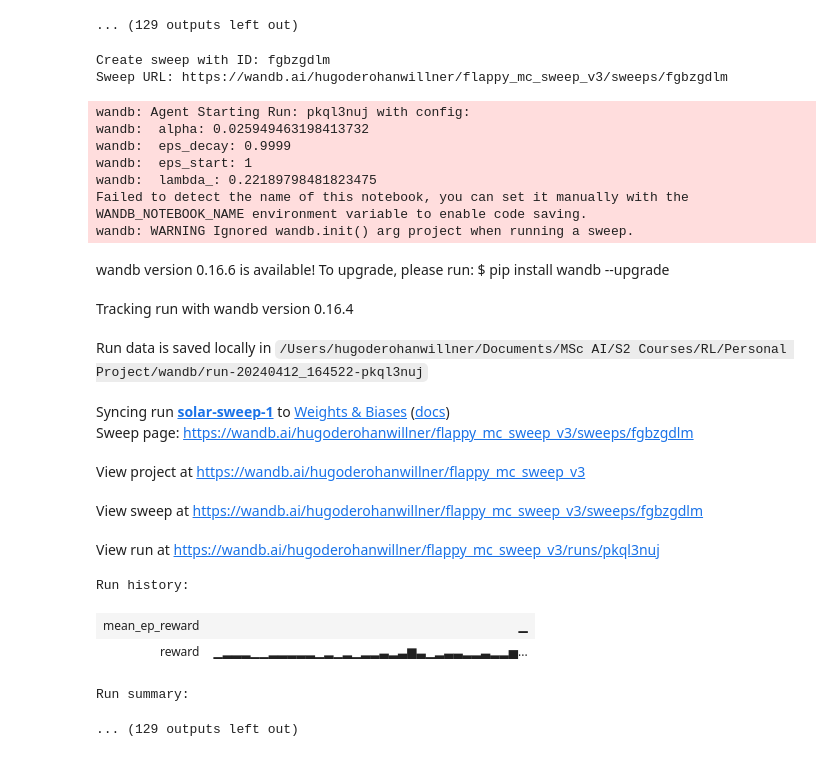
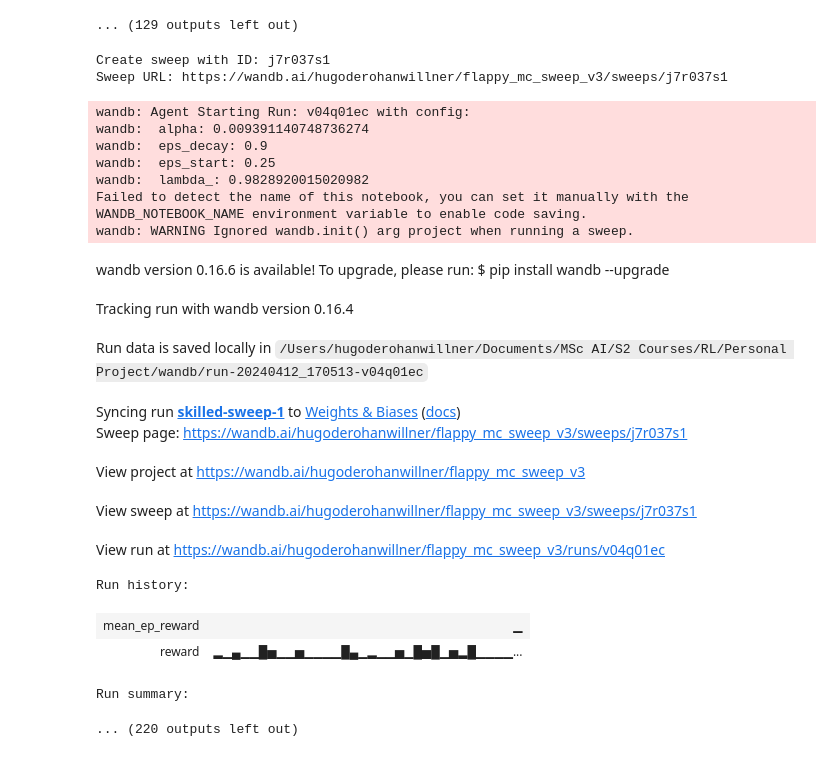
Before and after one commit to hugodrw/RL-FlappyBird, a Jupyter notebook: Main_Notebook.ipynb, the cells around one changed output. Drawn from its saved outputs; the diff is of its cells as text; code cells hidden in the pictures.

```diff
--- a/Main_Notebook.ipynb
+++ b/Main_Notebook.ipynb
@@ -475,47 +451,47 @@ def objective(config):
 
     return mean_ep_reward
 
 def main():
     wandb.init(project="flappy_mc_sweep_v3")
     mean_ep_reward = objective(wandb.config)
     wandb.log({"mean_ep_reward": mean_ep_reward})
 
 # 2: Define the search space
 sweep_configuration = {
     "method": "bayes",
     "metric": {"goal": "maximize", "name": "mean_ep_reward"},
     "parameters": {
         "alpha": {"max": 0.1, "min": 0.001},
-        "eps_start": {"values": [1, 0.75, 0.5]},
+        "eps_start": {"values": [1, 0.75, 0.5, 0.25]},
         "eps_decay": {"values": [0.999, 0.99, 0.9]},
         "lambda_": {"max": 1.0, "min": 0.01},
     },
 }
 
 # 3: Start the sweep
 sweep_id = wandb.sweep(sweep=sweep_configuration, project="flappy_mc_sweep_v3")
 
-wandb.agent(sweep_id, function=main, count=10)
+wandb.agent(sweep_id, function=main, count=20)
 # %% [output]
-Create sweep with ID: fgbzgdlm
-Sweep URL: https://wandb.ai/hugoderohanwillner/flappy_mc_sweep_v3/sweeps/fgbzgdlm
+Create sweep with ID: j7r037s1
+Sweep URL: https://wandb.ai/hugoderohanwillner/flappy_mc_sweep_v3/sweeps/j7r037s1
-wandb: Agent Starting Run: pkql3nuj with config:
-wandb:  alpha: 0.025949463198413732
-wandb:  eps_decay: 0.9999
-wandb:  eps_start: 1
-wandb:  lambda_: 0.22189798481823475
+wandb: Agent Starting Run: v04q01ec with config:
+wandb:  alpha: 0.009391140748736274
+wandb:  eps_decay: 0.9
+wandb:  eps_start: 0.25
+wandb:  lambda_: 0.9828920015020982
 Failed to detect the name of this notebook, you can set it manually with the WANDB_NOTEBOOK_NAME environment variable to enable code saving.
 wandb: WARNING Ignored wandb.init() arg project when running a sweep.
 wandb version 0.16.6 is available! To upgrade, please run: $ pip install wandb --upgrade
 Tracking run with wandb version 0.16.4
-Run data is saved locally in /Users/hugoderohanwillner/Documents/MSc AI/S2 Courses/RL/Personal Project/wandb/run-20240412_164522-pkql3nuj
+Run data is saved locally in /Users/hugoderohanwillner/Documents/MSc AI/S2 Courses/RL/Personal Project/wandb/run-20240412_170513-v04q01ec
-Syncing run solar-sweep-1 to Weights & Biases (docs)
-Sweep page: https://wandb.ai/hugoderohanwillner/flappy_mc_sweep_v3/sweeps/fgbzgdlm
+Syncing run skilled-sweep-1 to Weights & Biases (docs)
+Sweep page: https://wandb.ai/hugoderohanwillner/flappy_mc_sweep_v3/sweeps/j7r037s1
 View project at https://wandb.ai/hugoderohanwillner/flappy_mc_sweep_v3
-View sweep at https://wandb.ai/hugoderohanwillner/flappy_mc_sweep_v3/sweeps/fgbzgdlm
+View sweep at https://wandb.ai/hugoderohanwillner/flappy_mc_sweep_v3/sweeps/j7r037s1
-View run at https://wandb.ai/hugoderohanwillner/flappy_mc_sweep_v3/runs/pkql3nuj
+View run at https://wandb.ai/hugoderohanwillner/flappy_mc_sweep_v3/runs/v04q01ec
 Run history:
 | mean_ep_reward | ▁ |
-| reward | ▁▂▂▂▁▁▂▂▂▂▂▁▂▁▂▁▂▂▃▂▃▆▃▁▂▃▃▂▂▃▂▂▅... |
+| reward | ▂▁▄▁▁█▅▁▁▅▁▁▁▁█▄▁▂▁▁▅▁█▅█▁▅▂█▁▁▁▁... |
 Run summary:
-... (129 outputs left out)
+... (220 outputs left out)
```
Also changed, not shown: parts of 2 cells of this notebook.
